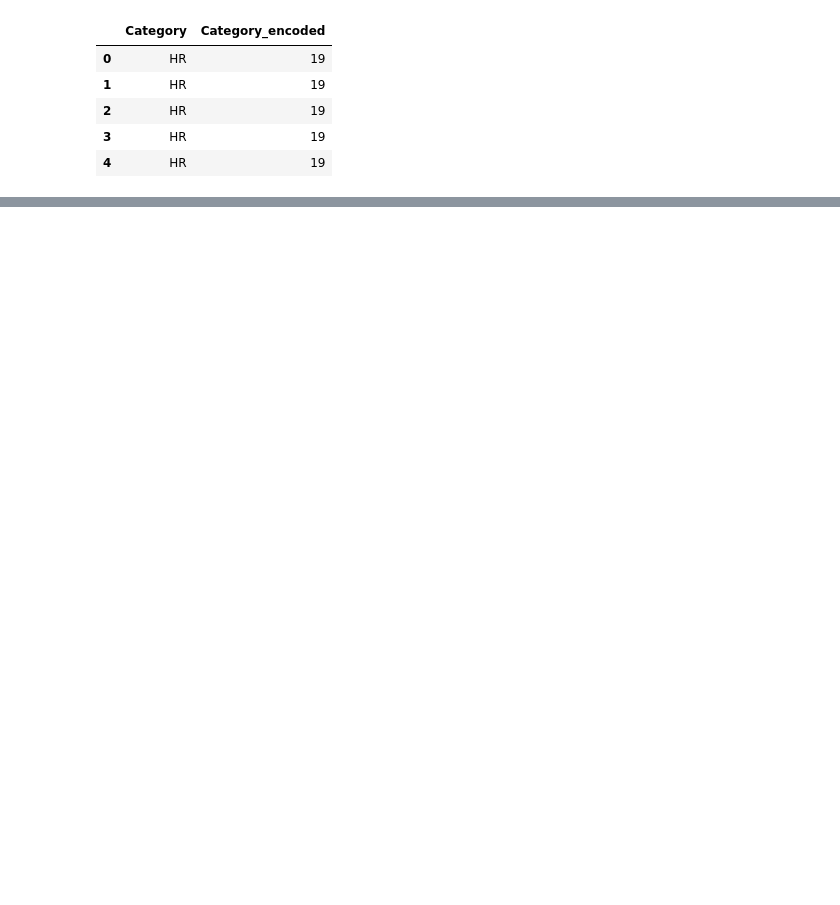
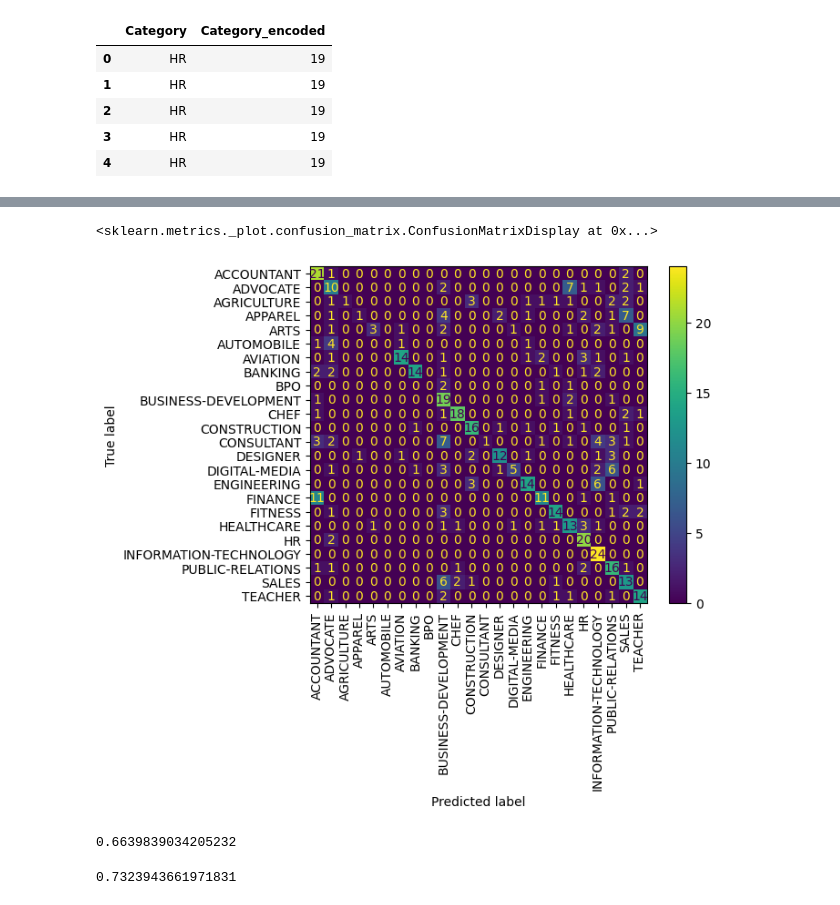
Before and after one commit to Murli333/Resume-Screening-System, a Jupyter notebook: Resume_screening.ipynb, the cells around one changed output, grey strips where cells are left out. Cells and saved outputs as stored; diff of their text form; code cells hidden in the pictures; blank space fills up the shorter version.

```diff
--- a/Resume_screening.ipynb
+++ b/Resume_screening.ipynb
@@ -237,0 +236,4 @@ y = df['Category_encoded']
+# %%
+from sklearn.feature_extraction.text import TfidfVectorizer
+tfidf = TfidfVectorizer(max_features=10000,ngram_range=(1,2),min_df=2)
+X = tfidf.fit_transform(df['Cleaned_resume'])
@@ -237,0 +248,10 @@ y = df['Category_encoded']
+# %%
+from sklearn.model_selection import train_test_split
+X_train , X_test , y_train , y_test = train_test_split(
+    X,
+    y,
+    test_size=0.2,
+    random_state=42,
+    stratify=y
+)
+# stratify = y This keeps the class distribution similar in train and test sets.
@@ -237,0 +266,4 @@ y = df['Category_encoded']
+# %%
+from sklearn.naive_bayes import MultinomialNB
+nb = MultinomialNB()
+nb.fit(X_train,y_train)
@@ -237,0 +272,2 @@ y = df['Category_encoded']
+# %%
+y_pred = nb.predict(X_test)
@@ -237,0 +350,31 @@ y = df['Category_encoded']
+# %%
+from sklearn.metrics import ConfusionMatrixDisplay
+ConfusionMatrixDisplay.from_predictions(
+    y_test,
+    y_pred,
+    xticks_rotation='vertical'
+)
+# %% [output]
+<sklearn.metrics._plot.confusion_matrix.ConfusionMatrixDisplay at 0x...>
+[figure, added]
+# %%
+# TRYING LOGISTIC REGRESSION
+from sklearn.linear_model import LogisticRegression
+lr = LogisticRegression(max_iter=1000)
+lr.fit(X_train,y_train)
+y_pred_lr = lr.predict(X_test)
+print(accuracy_score(y_test,y_pred_lr))
+# ACCURACY IS 0.65 better than Naive-Bayes
+# %% [output]
+0.6639839034205232
+# %%
+# Linear SVM
+from sklearn.svm import LinearSVC
+svm = LinearSVC()
+svm.fit(X_train,y_train)
+
+y_pred_svm = svm.predict(X_test)
+print(accuracy_score(y_pred_svm,y_test))
+# it is better than Logistic Regression
+# %% [output]
+0.7323943661971831
```
Also changed, not shown: parts of 20 cells of this notebook, 3 other files.
